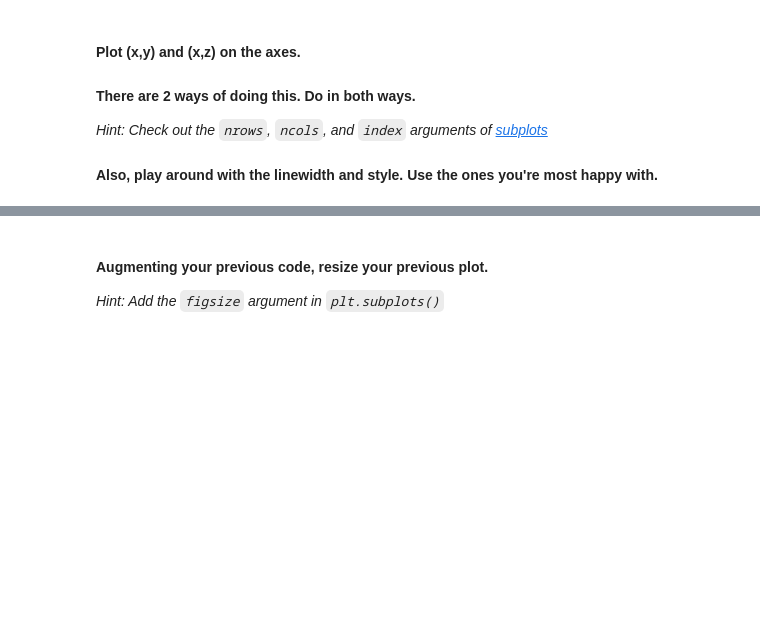
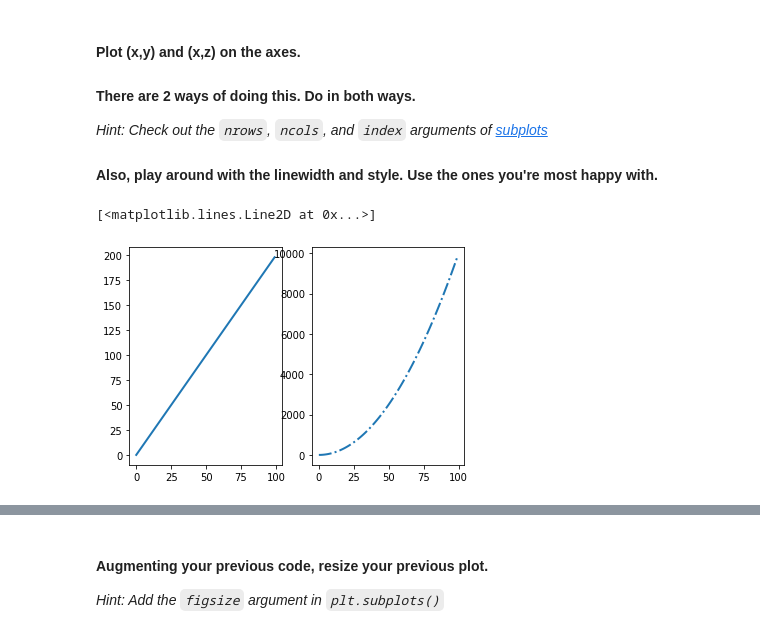
Before and after one commit to ironhack-datalabs/datamad0320, a Jupyter notebook: module-2/lab-matplotlib-seaborn/your-code/challenge-1.ipynb, the cells around one changed output, grey strips where cells are left out. Drawn from its saved outputs; the diff is of its cells as text; code cells hidden in the pictures; blank space fills up the shorter version.

```diff
--- a/module-2/lab-matplotlib-seaborn/your-code/challenge-1.ipynb
+++ b/module-2/lab-matplotlib-seaborn/your-code/challenge-1.ipynb
@@ -39,0 +32,9 @@ z = x**2
+# %%
+#Call subplots twice using the index parameter
+plt.subplot(1, 2, 1)
+plt.plot(x,y,linestyle='-', linewidth=2)
+plt.subplot(1, 2, 2)
+plt.plot(x,z,linestyle='-.', linewidth=2)
+# %% [output]
+[<matplotlib.lines.Line2D at 0x...>]
+[figure, added]
```
Also changed, not shown: parts of 24 cells of this notebook, 1 other file.
